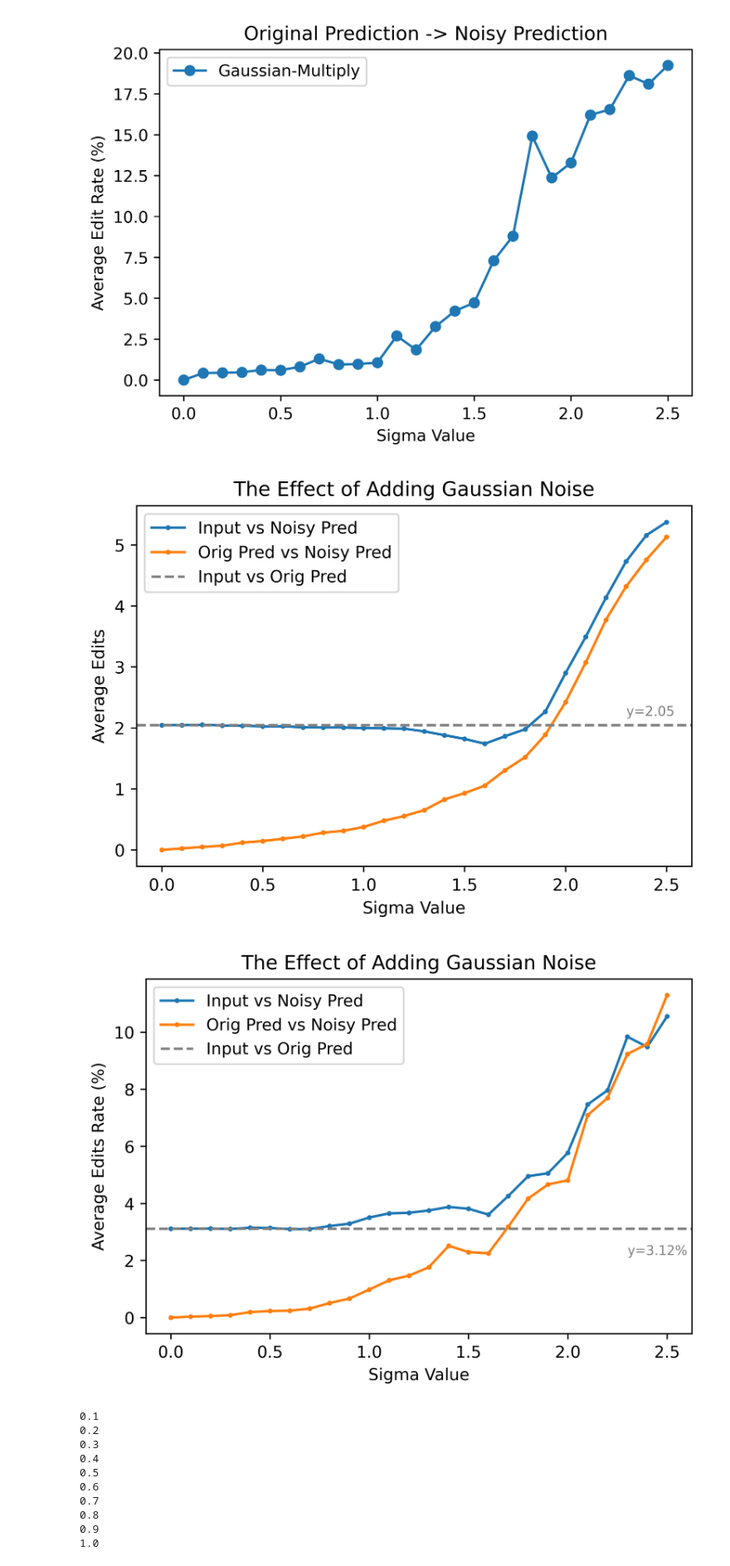
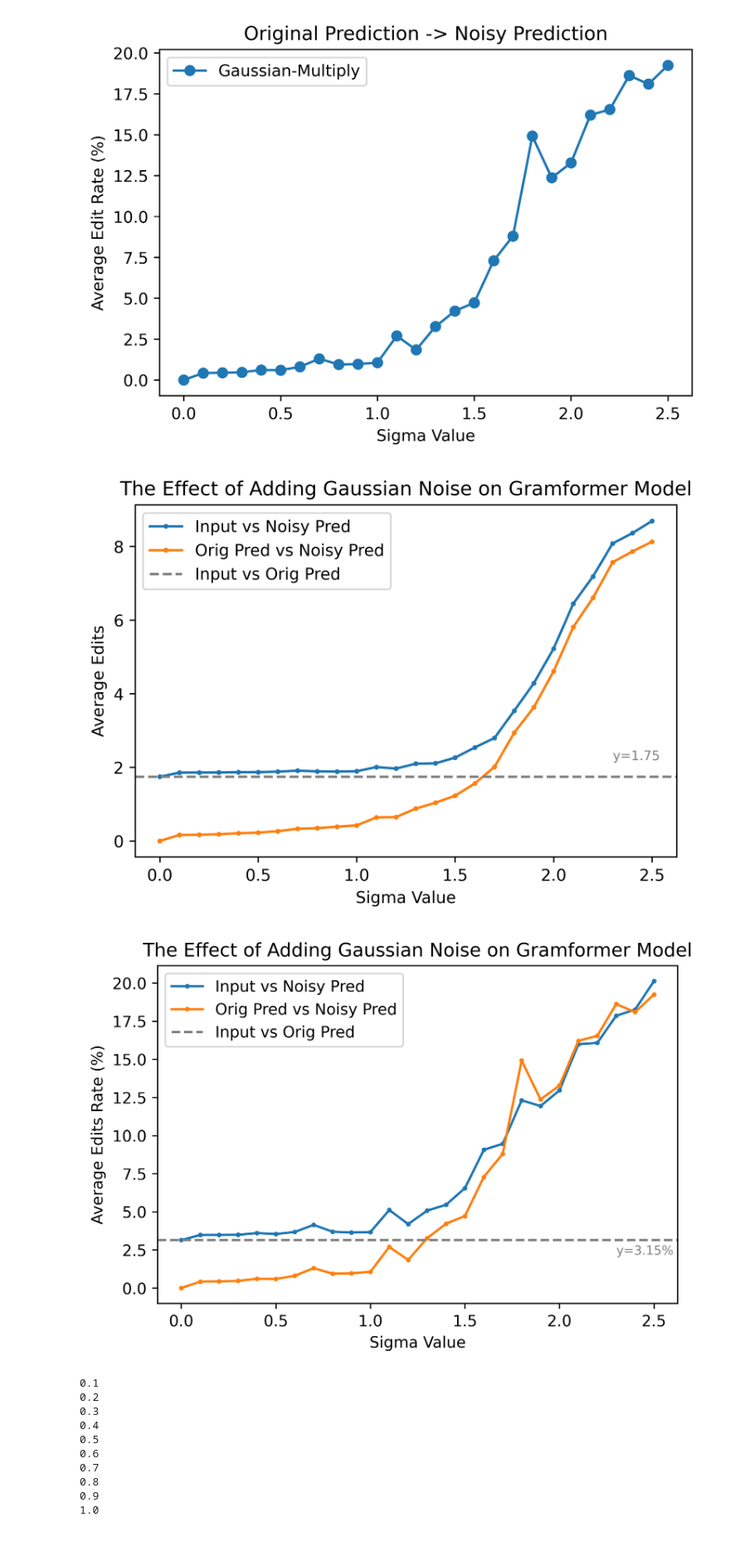
Before and after one commit to YufanWangYuki/NoiseGram, a Jupyter notebook: plot-Copy1.ipynb, the cells around one changed output. Shown at 83% size. Drawn from its saved outputs; the diff is of its cells as text; code cells hidden in the pictures; blank space fills up the shorter version.

```diff
--- a/plot-Copy1.ipynb
+++ b/plot-Copy1.ipynb
@@ -3,8 +3,8 @@ import numpy as np
 import matplotlib.pyplot as plt
 import pandas as pd
 # %%
-orig_file = '/Users/yufanwang/Desktop/Study/Project/NoiseGram/results/count_orig.txt'
-trans_file = '/Users/yufanwang/Desktop/Study/Project/Data/count_gram_mul_gau.txt'
+orig_file = '/Users/yufanwang/Desktop/Study/Project/Data/count_gram_mul_orig.txt'
+trans_file = '/Users/yufanwang/Desktop/Study/Project/Data/count_gram_mul_trans.txt'
 noise_file = '/Users/yufanwang/Desktop/Study/Project/Data/count_gram_mul_gau.txt'
 # %%
 weight = []
@@ -219,38 +223,38 @@ fig, ax = plt.subplots(dpi=600)
 
 ax.plot(df_trans['weight'], df_trans['avg edits'], marker='o',markersize=2,label='Input vs Noisy Pred') # 作y1 = x 图，并标记此线名为linear
 ax.plot(df_noise['weight'], df_noise['avg edits'], marker='o',markersize=2,label='Orig Pred vs Noisy Pred') # 作y1 = x 图，并标记此线名为linear
-ax.axhline(y=2.045735, linestyle='--',color='grey',label='Input vs Orig Pred')
-plt.text(2.3,2.2,'y=2.05',fontdict={'size':'8','color':'grey'})
+ax.axhline(y=1.745554, linestyle='--',color='grey',label='Input vs Orig Pred')
+plt.text(2.3,2.2,'y=1.75',fontdict={'size':'8','color':'grey'})
 ax.set_xlabel('Sigma Value') #设置x轴名称 x label
 ax.set_ylabel('Average Edits') #设置y轴名称 y label
-ax.set_title('The Effect of Adding Gaussian Noise') #设置图名为Simple Plot
+ax.set_title('The Effect of Adding Gaussian Noise on Gramformer Model') #设置图名为Simple Plot
 ax.legend() #自动检测要在图例中显示的元素，并且显示
 # plt.xlim((0, 15))
 # ax.xaxis.set_major_locator(x_major_locator)
 plt.show() #图形可视化
 # %% [output]
-[figure, old version]
+[figure, new version]
 # %%
 import matplotlib.pyplot as plt
 # from matplotlib.pyplot import MultipleLocator
 
 # x_major_locator=MultipleLocator(5)
 
 fig, ax = plt.subplots(dpi=600)
 
 ax.plot(df_trans['weight'],df_trans['avg edit rate']*100, marker='o',markersize=2,label='Input vs Noisy Pred') # 作y1 = x 图，并标记此线名为linear
 ax.plot(df_noise['weight'], df_noise['avg edit rate']*100, marker='o',markersize=2,label='Orig Pred vs Noisy Pred') # 作y1 = x 图，并标记此线名为linear
-ax.axhline(y=3.1151999999999997, linestyle='--',color='grey',label='Input vs Orig Pred')
-plt.text(2.3,2.2,'y=3.12%',fontdict={'size':'8','color':'grey'})
+ax.axhline(y=3.1477999999999997, linestyle='--',color='grey',label='Input vs Orig Pred')
+plt.text(2.3,2.2,'y=3.15%',fontdict={'size':'8','color':'grey'})
 ax.set_xlabel('Sigma Value') #设置x轴名称 x label
 ax.set_ylabel('Average Edits Rate (%)') #设置y轴名称 y label
-ax.set_title('The Effect of Adding Gaussian Noise') #设置图名为Simple Plot
+ax.set_title('The Effect of Adding Gaussian Noise on Gramformer Model') #设置图名为Simple Plot
 ax.legend() #自动检测要在图例中显示的元素，并且显示
 # plt.xlim((0, 15))
 # ax.xaxis.set_major_locator(x_major_locator)
 plt.show() #图形可视化
 # %% [output]
-[figure, old version]
+[figure, new version]
 # %%
 txt_file = '/Users/yufanwang/Desktop/Study/Project/Data/count_ber.txt'
 
```
Also changed, not shown: parts of 6 cells of this notebook, 1 other file.
